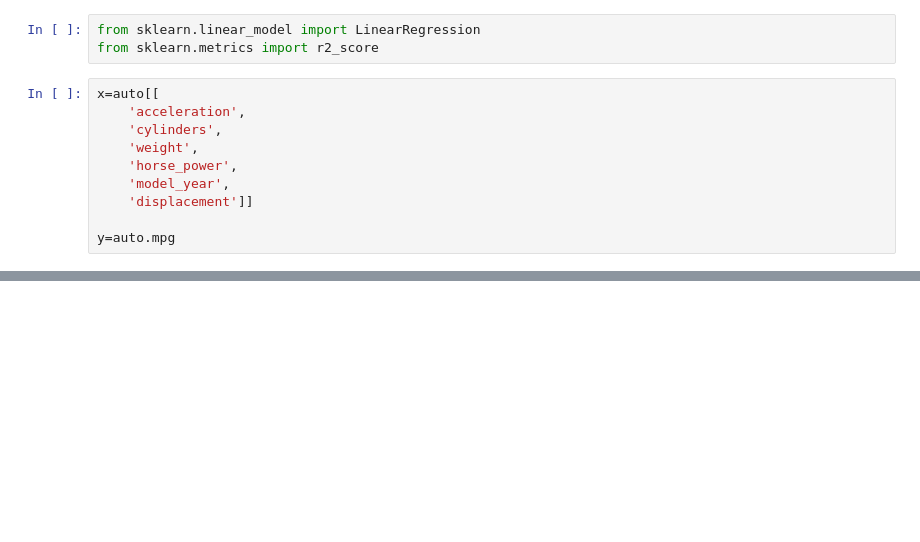
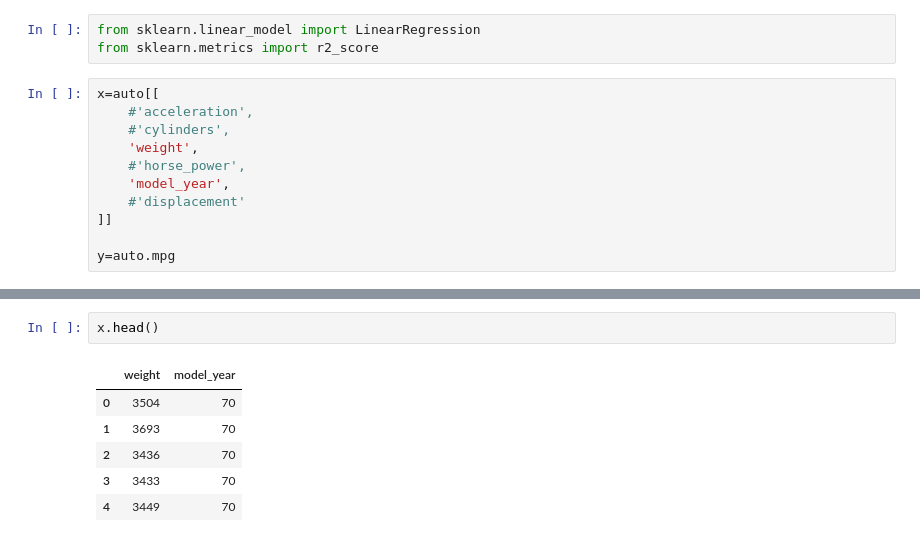
Before and after one commit to Ironhack-Data-Madrid-Abril-2021/Material_Clase, a Jupyter notebook: semana_5/3.1 - Regresion lineal (ing. carac.).ipynb, the cells around one changed output, grey strips where cells are left out. Saved outputs shown, nothing was run; the diff lists cells and outputs as text; blank space fills up the shorter version.

```diff
--- a/semana_5/3.1 - Regresion lineal (ing. carac.).ipynb
+++ b/semana_5/3.1 - Regresion lineal (ing. carac.).ipynb
@@ -163,11 +163,12 @@ from sklearn.linear_model import LinearRegression
 from sklearn.metrics import r2_score
 # %%
 x=auto[[
-    'acceleration',
-    'cylinders',
+    #'acceleration',
+    #'cylinders',
     'weight',
-    'horse_power',
+    #'horse_power',
     'model_year',
-    'displacement']]
+    #'displacement'
+]]
 
 y=auto.mpg
@@ -173,0 +184,9 @@ y=auto.mpg
+# %%
+x.head()
+# %% [output]
+|  | weight | model_year |
+| 0 | 3504 | 70 |
+| 1 | 3693 | 70 |
+| 2 | 3436 | 70 |
+| 3 | 3433 | 70 |
+| 4 | 3449 | 70 |
```
Also changed, not shown: parts of 13 cells of this notebook.
